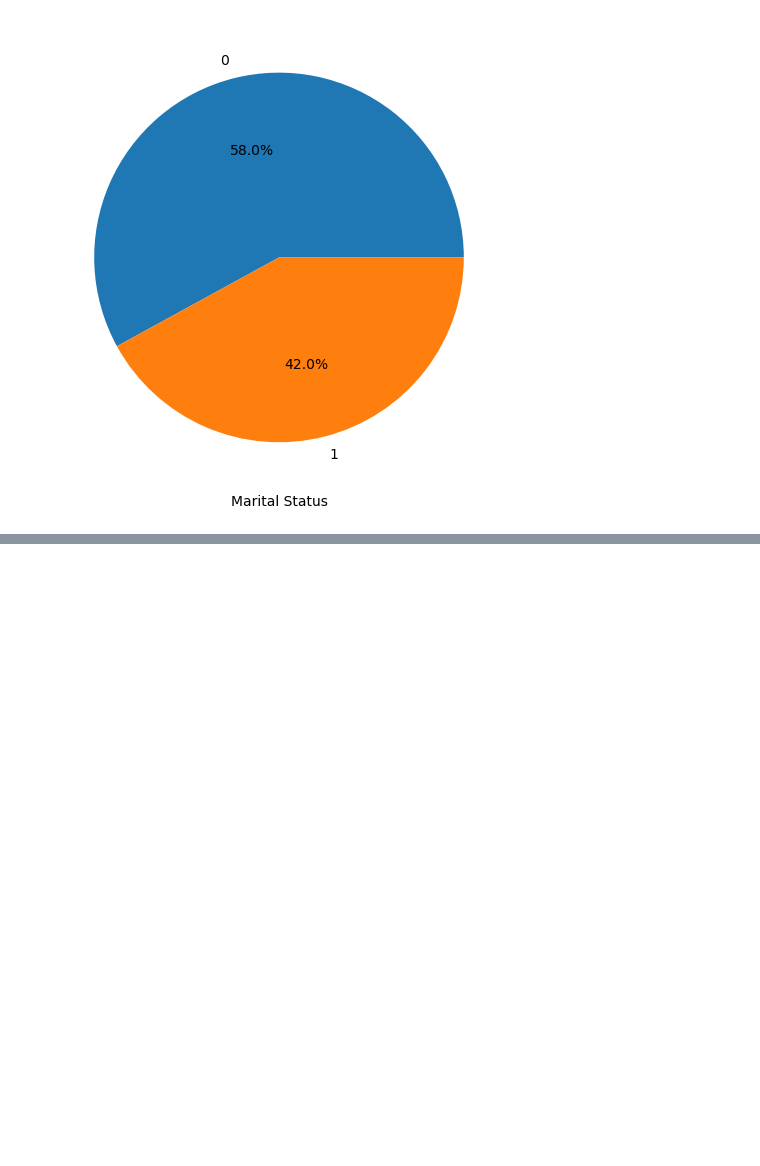
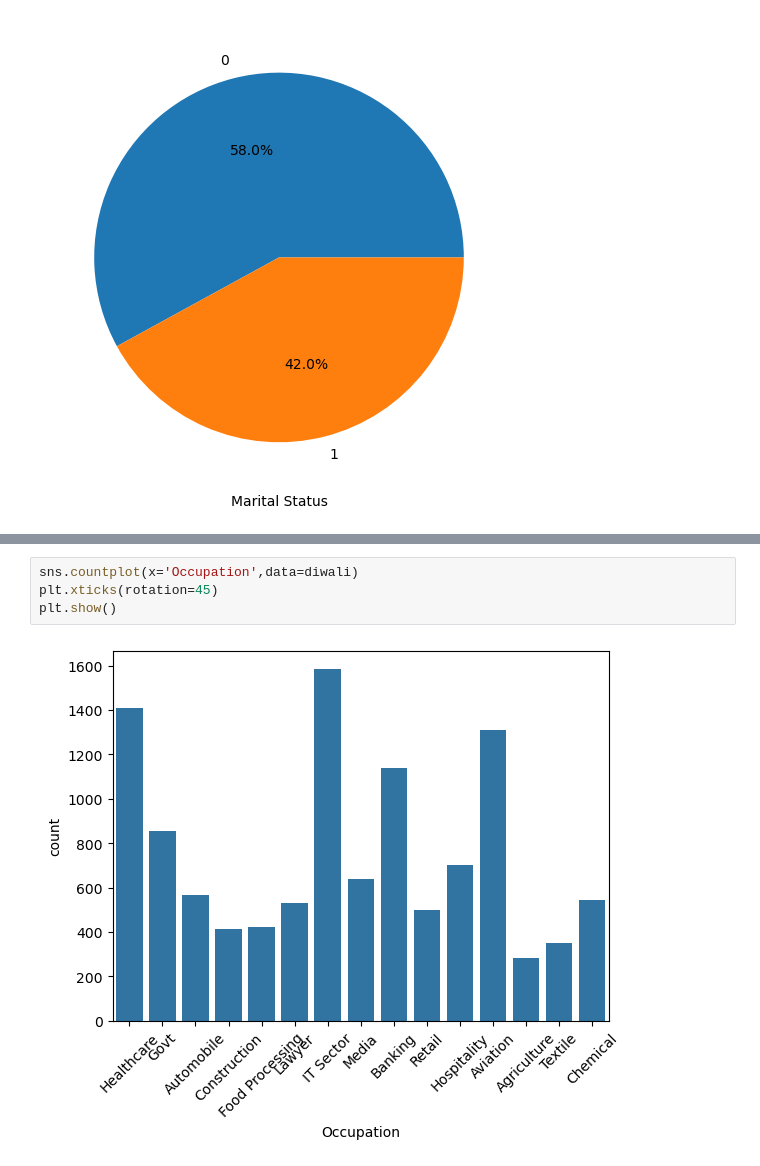
Before and after one commit to sulavg50-ux/Self_data_analysis, a Jupyter notebook: diwali.ipynb, the cells around one changed output, grey strips where cells are left out. Saved outputs shown, nothing was run; the diff lists cells and outputs as text; blank space fills up the shorter version.

```diff
--- a/diwali.ipynb
+++ b/diwali.ipynb
@@ -301,0 +324,6 @@ plt.show()
+# %%
+sns.countplot(x='Occupation',data=diwali)
+plt.xticks(rotation=45)
+plt.show()
+# %% [output]
+[figure, added]
```
Also changed, not shown: parts of 22 cells of this notebook.
